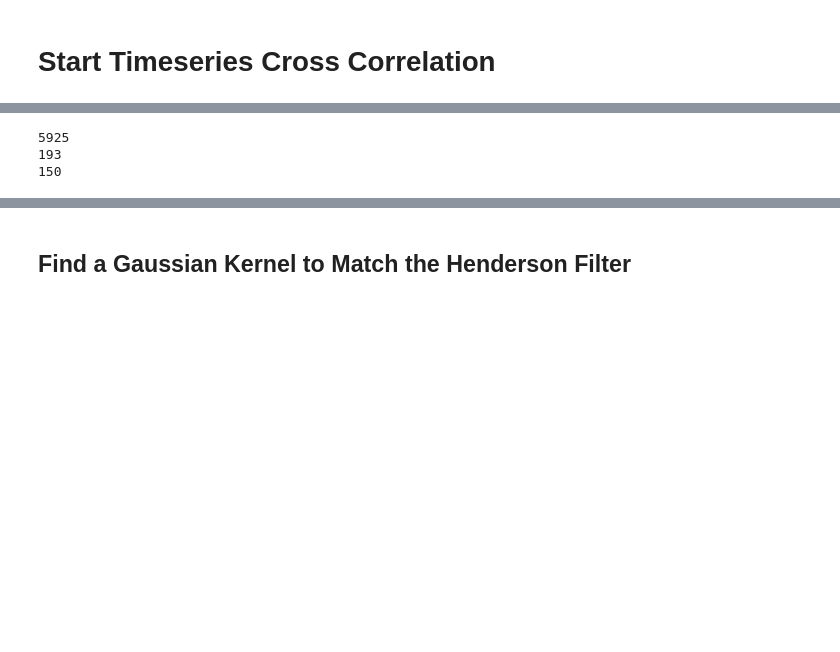
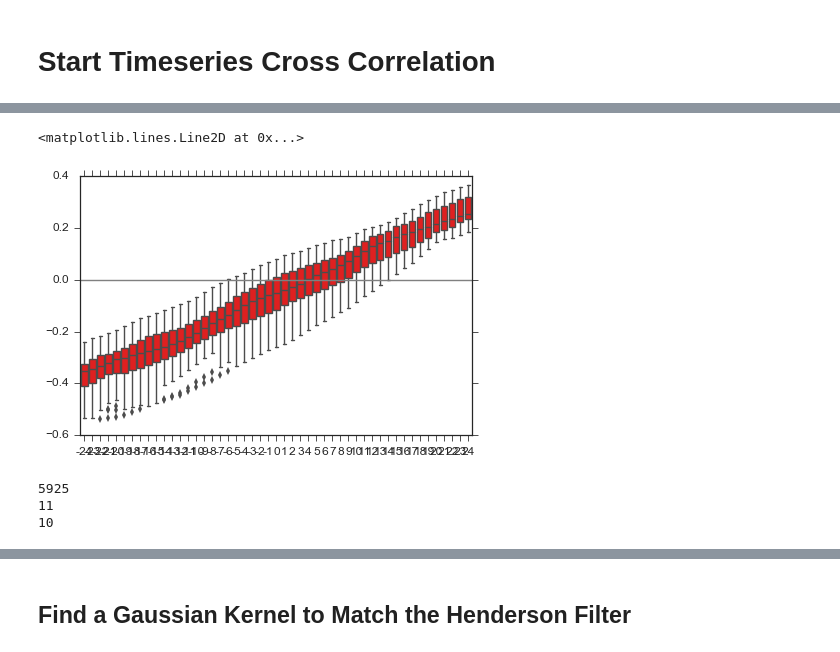
Before and after one commit to zihaoxu/jac_project, a Jupyter notebook: yelp_zillow.ipynb, the cells around one changed output, grey strips where cells are left out. Cells and saved outputs as stored; diff of their text form; code cells hidden in the pictures; blank space fills up the shorter version.

```diff
--- a/yelp_zillow.ipynb
+++ b/yelp_zillow.ipynb
@@ -681 +719,8 @@ rating_ts['time'] = zhvi['time']
+# %%
+sns.boxplot(power.drop(['z_hood'], axis = 1), color = 'red')
+plt.axhline(0, c = 'grey')
+#plt.axvline(0, c = 'grey')
+# %% [output]
+<matplotlib.lines.Line2D at 0x...>
+[figure, added]
 # %%
@@ -684,8 +729,8 @@ intersect_columns.remove('time') #remove time column
 # %%
 print(len(zhvi.columns))
-print(len(ratings_ts.columns))
+print(len(rating_ts.columns))
 print(len(intersect_columns))
 # %% [output]
 5925
-193
-150
+11
+10
```
Also changed, not shown: parts of 18 cells of this notebook, 6 other files.
